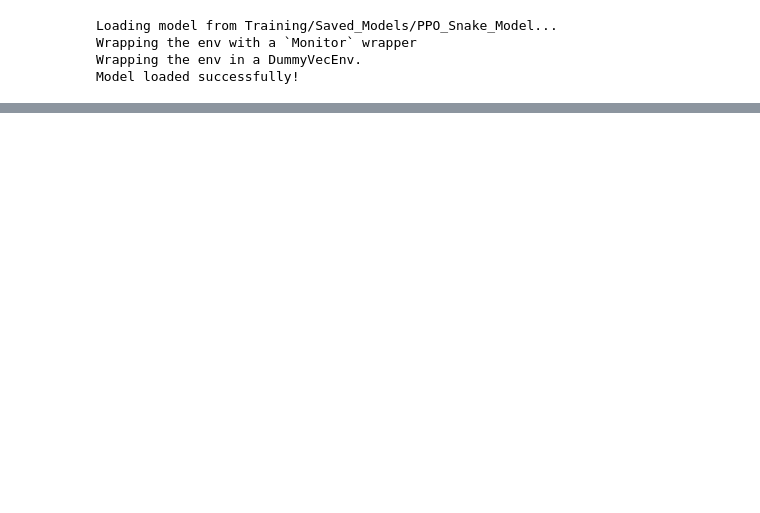
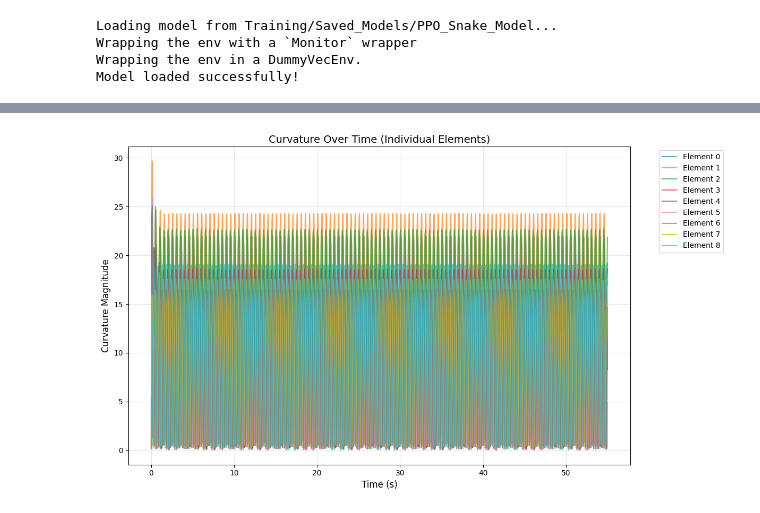
Before and after one commit to Albatross679/RL-ElasticaSnake, a Jupyter notebook: test.ipynb, the cells around one changed output, grey strips where cells are left out. Saved outputs shown, nothing was run; the diff lists cells and outputs as text; code cells hidden in the pictures; blank space fills up the shorter version.

```diff
--- a/test.ipynb
+++ b/test.ipynb
@@ -173,0 +248,22 @@ Plotting limited video: using 1500 of 3283 frames, 27.28 fps, 54.98 seconds dura
+# %%
+# Plot 2: Individual elements (up to 10) curvature over time
+if len(env.state_dict['curvature']) > 0:
+    plt.figure(figsize=(12, 7))
+
+    # Plot individual elements
+    colors = plt.cm.tab10(np.linspace(0, 1, len(element_indices)))
+    for i, idx in enumerate(element_indices):
+        plt.plot(env.state_dict['time'], curvature_by_element[idx],
+                label=f'Element {idx}', alpha=0.7, color=colors[i], linewidth=1.5)
+
+    plt.xlabel('Time (s)', fontsize=12)
+    plt.ylabel('Curvature Magnitude', fontsize=12)
+    plt.title('Curvature Over Time (Individual Elements)', fontsize=14)
+    plt.legend(bbox_to_anchor=(1.05, 1), loc='upper left')
+    plt.grid(True, alpha=0.3)
+    plt.tight_layout()
+    plt.show()
+else:
+    print("No curvature data available")
+# %% [output]
+[figure, added]
```
Also changed, not shown: parts of 8 cells of this notebook, 8 other files.
